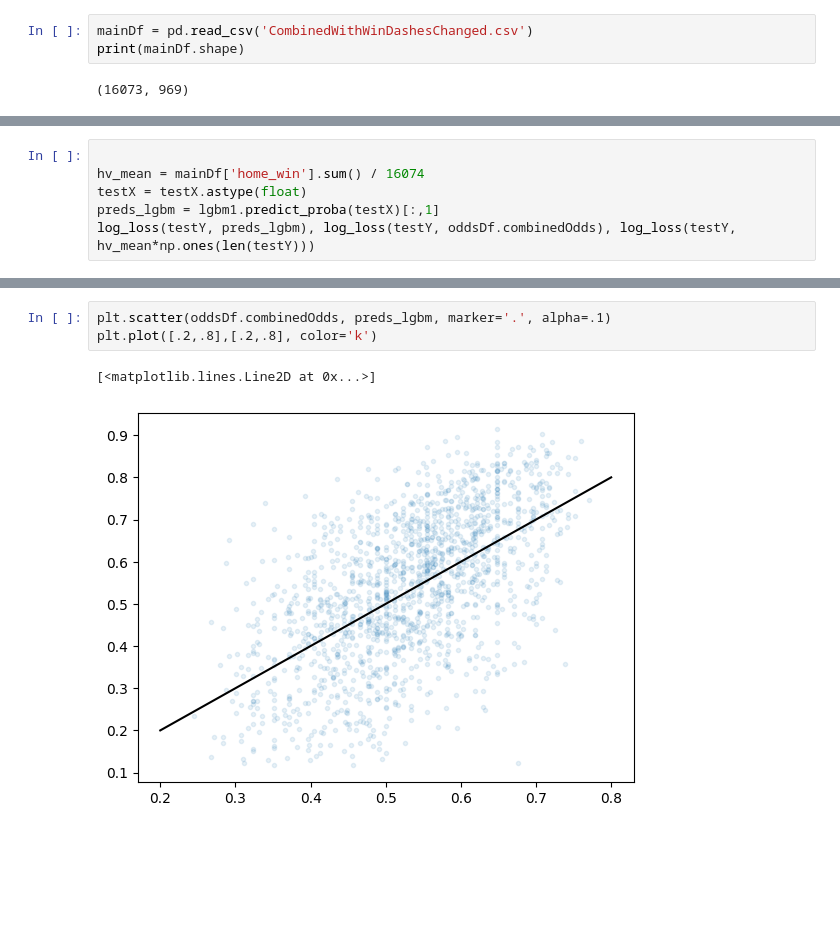
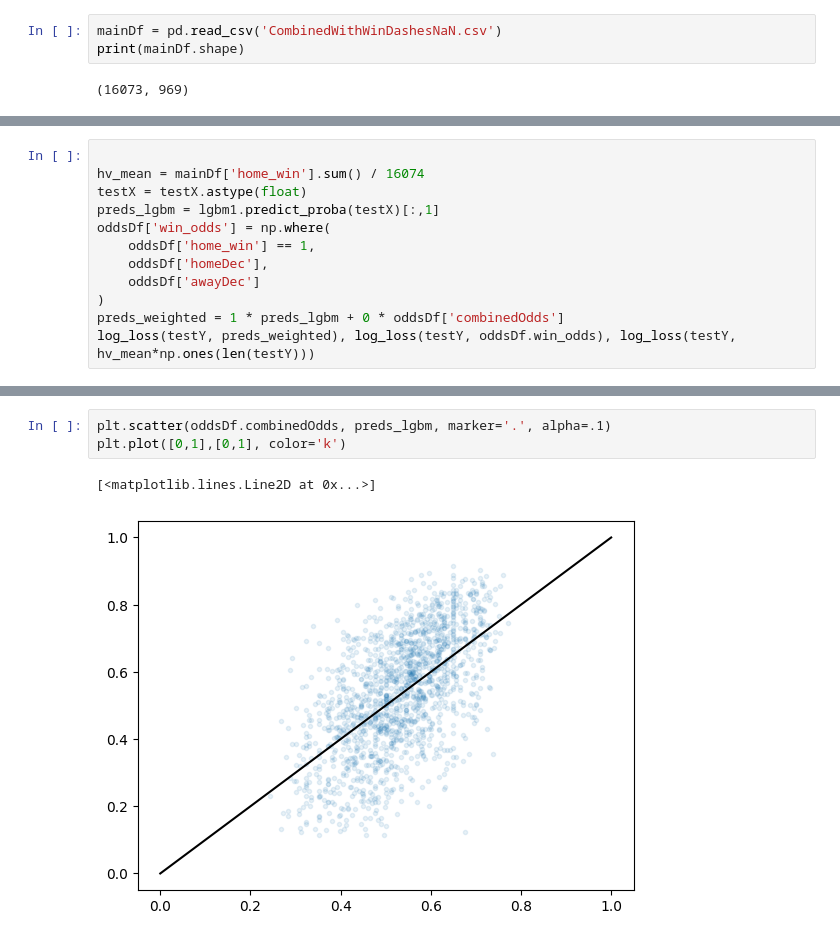
Before and after one commit to leonard658/MLB-Moneyline, a Jupyter notebook: buildModel2.ipynb, the cells around one changed output, grey strips where cells are left out. Drawn from its saved outputs; the diff is of its cells as text; blank space fills up the shorter version.

```diff
--- a/buildModel2.ipynb
+++ b/buildModel2.ipynb
@@ -13,5 +17,5 @@ pd.set_option('display.max_rows',1000)
 # %%
-mainDf = pd.read_csv('CombinedWithWinDashesChanged.csv')
+mainDf = pd.read_csv('CombinedWithWinDashesNaN.csv')
 print(mainDf.shape)
 # %% [output]
 (16073, 969)
@@ -165,5 +172,11 @@ lgbm1.fit(trainX, trainY, eval_set=(validX, validY), eval_metric='logloss',
 hv_mean = mainDf['home_win'].sum() / 16074
 testX = testX.astype(float)
 preds_lgbm = lgbm1.predict_proba(testX)[:,1]
-log_loss(testY, preds_lgbm), log_loss(testY, oddsDf.combinedOdds), log_loss(testY, hv_mean*np.ones(len(testY)))
+oddsDf['win_odds'] = np.where(
+    oddsDf['home_win'] == 1,
+    oddsDf['homeDec'],
+    oddsDf['awayDec']
+)
+preds_weighted = 1 * preds_lgbm + 0 * oddsDf['combinedOdds']
+log_loss(testY, preds_weighted), log_loss(testY, oddsDf.win_odds), log_loss(testY, hv_mean*np.ones(len(testY)))
 # %% [output]
@@ -193,9 +232,9 @@ AttributeError: 'Booster' object has no attribute 'predict_proba'
 # %%
 plt.scatter(oddsDf.combinedOdds, preds_lgbm, marker='.', alpha=.1)
-plt.plot([.2,.8],[.2,.8], color='k')
+plt.plot([0,1],[0,1], color='k')
 # %% [output]
 [<matplotlib.lines.Line2D at 0x...>]
-[figure, old version]
+[figure, new version]
 # %%
 
 test_disc = preds_lgbm - oddsDf.combinedOdds
```
Also changed, not shown: parts of 9 cells of this notebook, 9 other files.
